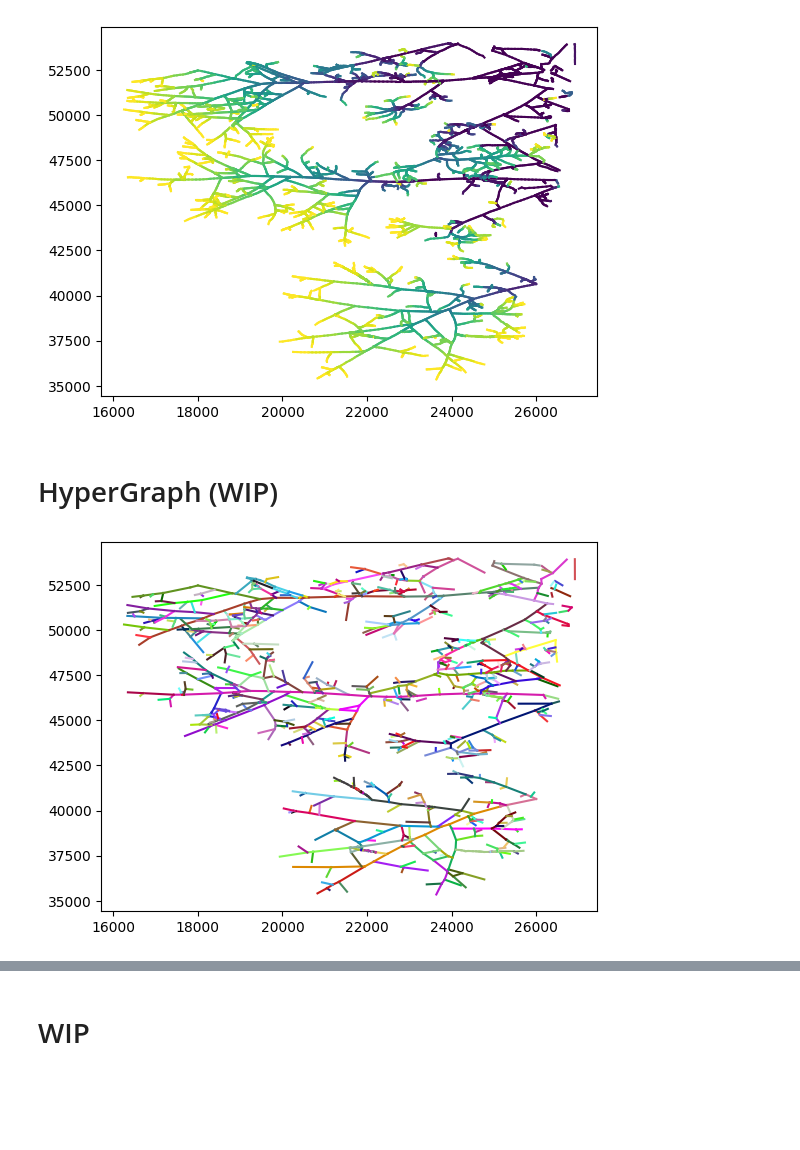
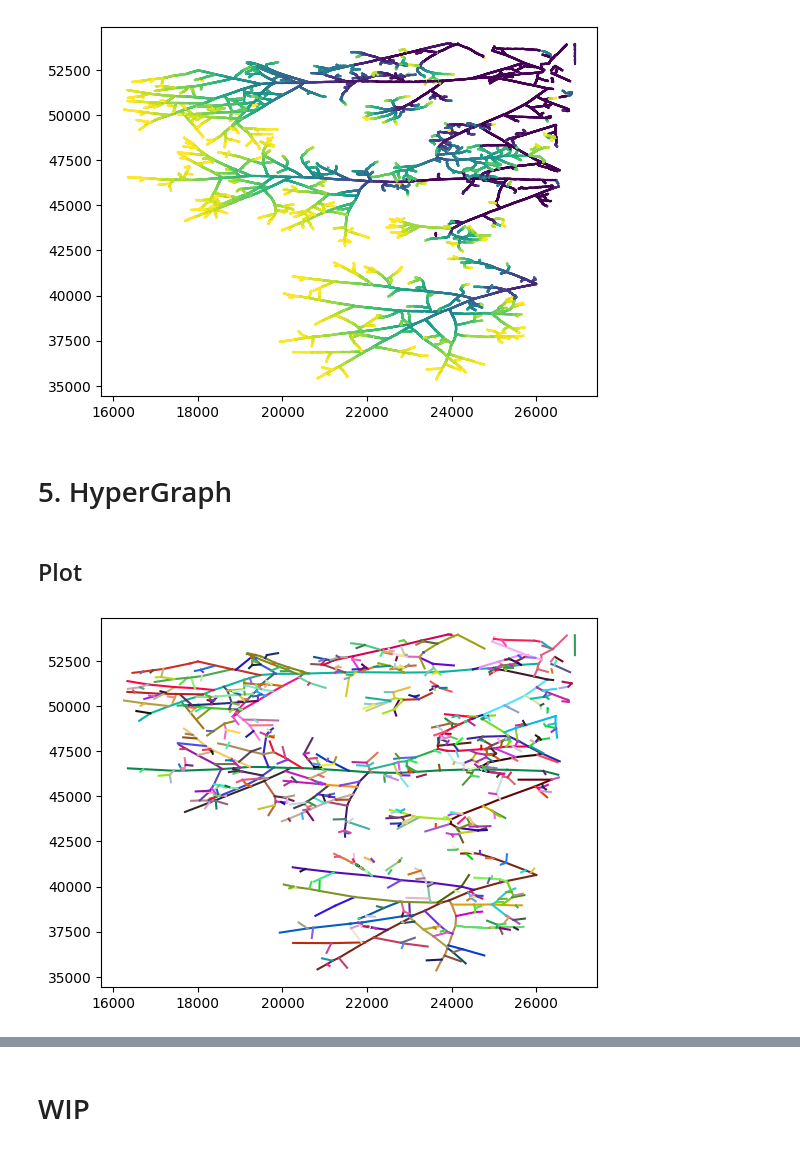
Before and after one commit to amin942001/STHype, a Jupyter notebook: examples/amftrack.ipynb, the cells around one changed output, grey strips where cells are left out. Saved outputs shown, nothing was run; the diff lists cells and outputs as text; code cells hidden in the pictures; blank space fills up the shorter version.

Commit message:
hyper

```diff
--- a/examples/amftrack.ipynb
+++ b/examples/amftrack.ipynb
@@ -92,7 +92,7 @@ Edge attributes : center initial_edge weight width pixels centers centers_distan
 # %%
 activations = []
 corrected_activations = []
-for node1, node2 in spatial_temporal_graph.get_edge_segments(2241, 2076):
+for node1, node2 in spatial_temporal_graph.get_initial_edge_edges(2241, 2076):
     activations.append(spatial_temporal_graph[node1][node2]['activation'])
     corrected_activations.append(spatial_temporal_graph[node1][node2]['corrected_activation'])
 
@@ -140,4 +139,6 @@ for node1, node2, edge_data in spatial_temporal_graph.edges(data=True):
 # %% [output]
 [figure]
 # %% [markdown]
-# HyperGraph (WIP)
+# 5. HyperGraph
+# %% [markdown]
+## Plot
@@ -144,19 +147,20 @@ for node1, node2, edge_data in spatial_temporal_graph.edges(data=True):
 # %%
 import random
 
-H = spatial_temporal_graph.get_hyperedges()
+H = spatial_temporal_graph.get_hyperedges_initial_edges()
 
 def random_color():
     return tuple(random.random() for _ in range(3))
 
 colors = {}
-for _, value in H.items():
-    colors[value] = random_color()
+for hyper_edge in H:
+    colors[hyper_edge] = random_color()
 
-for (node1, node2), value in H.items():
-    pos1, pos2 = spatial_temporal_graph.positions[node1], spatial_temporal_graph.positions[node2]
-    x1, y1 = pos1.x, pos1.y
-    x2, y2 = pos2.x, pos2.y
-    plt.plot([x1, x2], [y1, y2], color=colors[value])
+for hyper_edge, inital_edges in H.items():
+    for node1, node2 in inital_edges:
+        pos1, pos2 = spatial_temporal_graph.positions[node1], spatial_temporal_graph.positions[node2]
+        x1, y1 = pos1.x, pos1.y
+        x2, y2 = pos2.x, pos2.y
+        plt.plot([x1, x2], [y1, y2], color=colors[hyper_edge])
 # %% [output]
-[figure, old version]
+[figure, new version]
```
Also changed, not shown: parts of 20 cells of this notebook, 2 other files.
